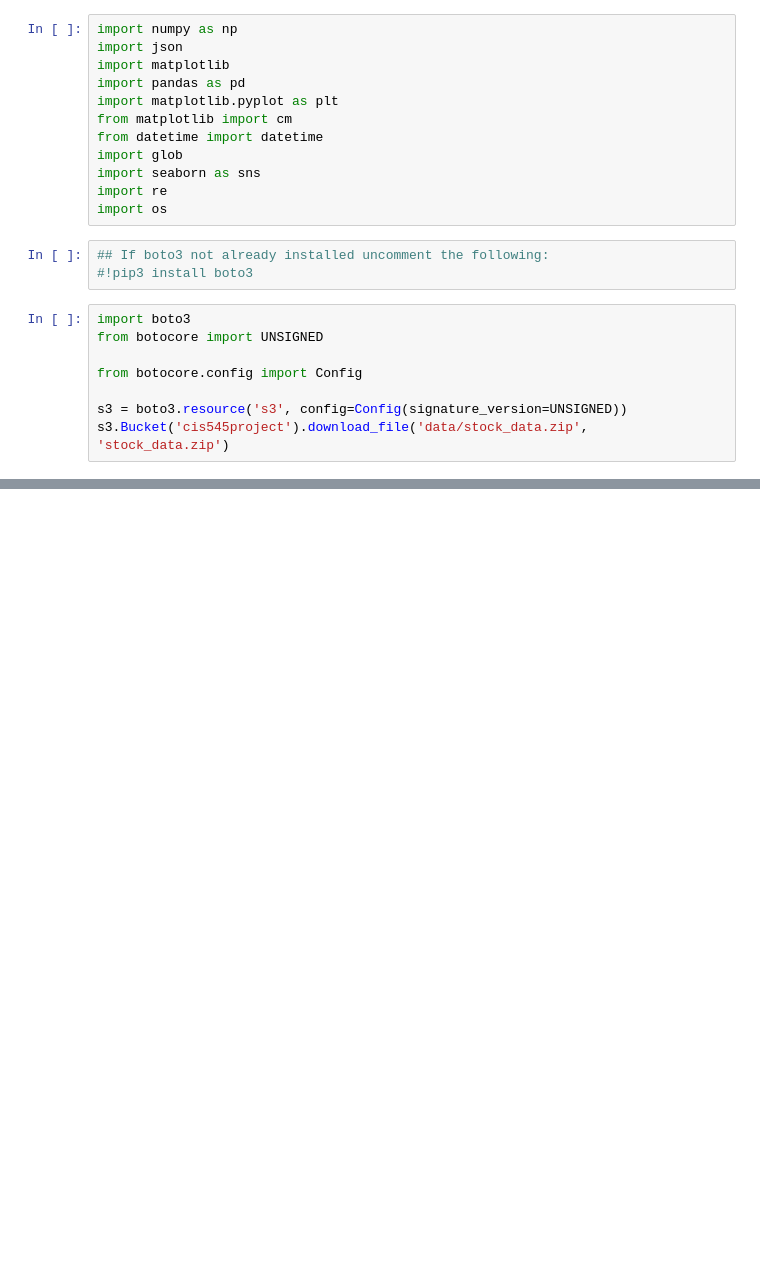
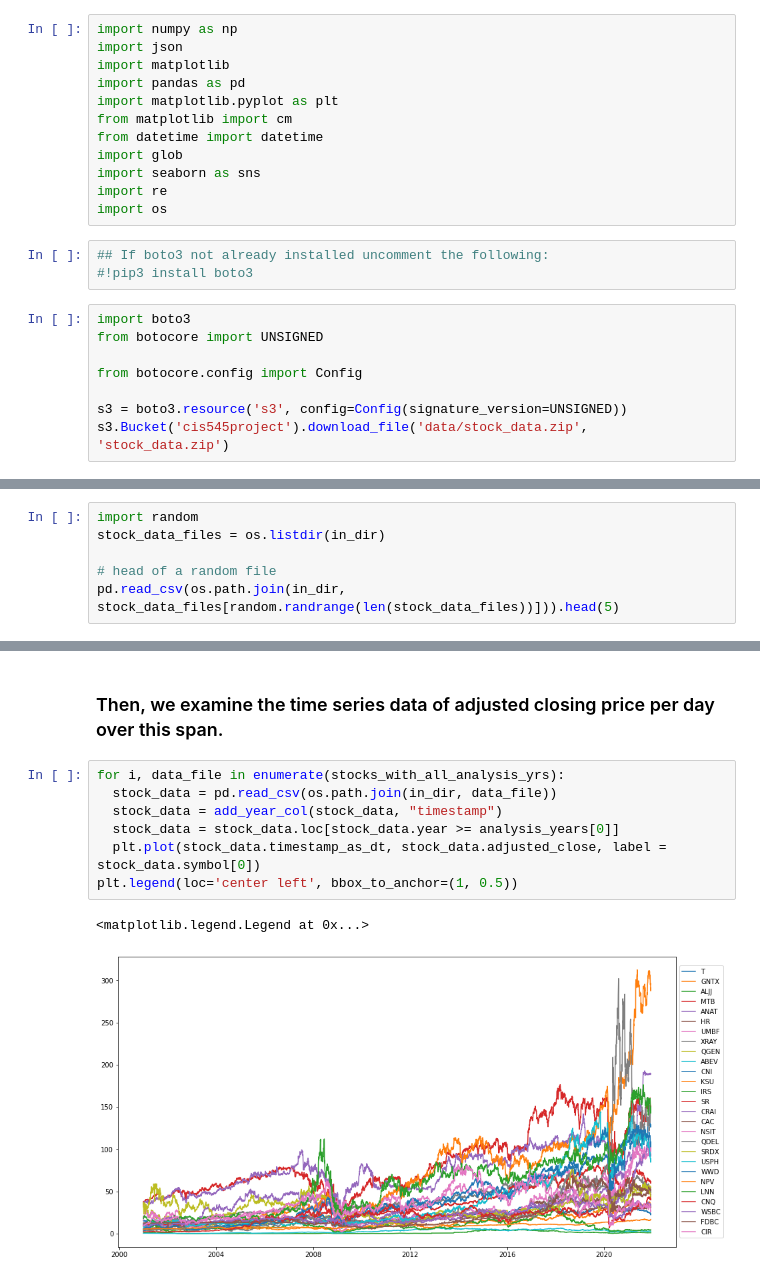
Before and after one commit to stevegbrooks/big-portfolio-learner, a Jupyter notebook: big_portfolio_learner.ipynb, the cells around one changed output, grey strips where cells are left out. Drawn from its saved outputs; the diff is of its cells as text; blank space fills up the shorter version.

```diff
--- a/big_portfolio_learner.ipynb
+++ b/big_portfolio_learner.ipynb
@@ -29,0 +38,6 @@ os.mkdir("/content/stock_data")
+# %%
+import random
+stock_data_files = os.listdir(in_dir)
+
+# head of a random file
+pd.read_csv(os.path.join(in_dir, stock_data_files[random.randrange(len(stock_data_files))])).head(5)
@@ -29,0 +99,12 @@ os.mkdir("/content/stock_data")
+# %% [markdown]
+### Then, we examine the time series data of adjusted closing price per day over this span.
+# %%
+for i, data_file in enumerate(stocks_with_all_analysis_yrs):
+  stock_data = pd.read_csv(os.path.join(in_dir, data_file))
+  stock_data = add_year_col(stock_data, "timestamp")
+  stock_data = stock_data.loc[stock_data.year >= analysis_years[0]]
+  plt.plot(stock_data.timestamp_as_dt, stock_data.adjusted_close, label = stock_data.symbol[0])
+plt.legend(loc='center left', bbox_to_anchor=(1, 0.5))
+# %% [output]
+<matplotlib.legend.Legend at 0x...>
+[figure, added]
```
Also changed, not shown: parts of 10 cells of this notebook.
